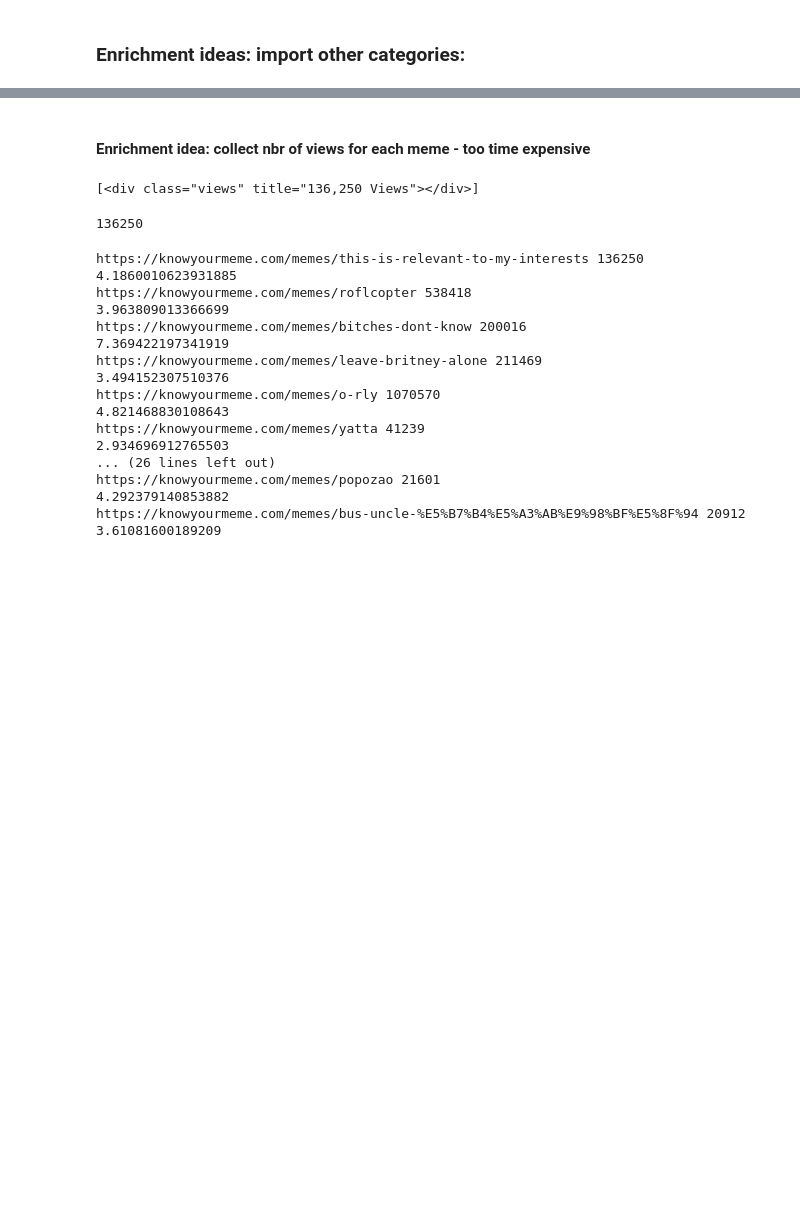
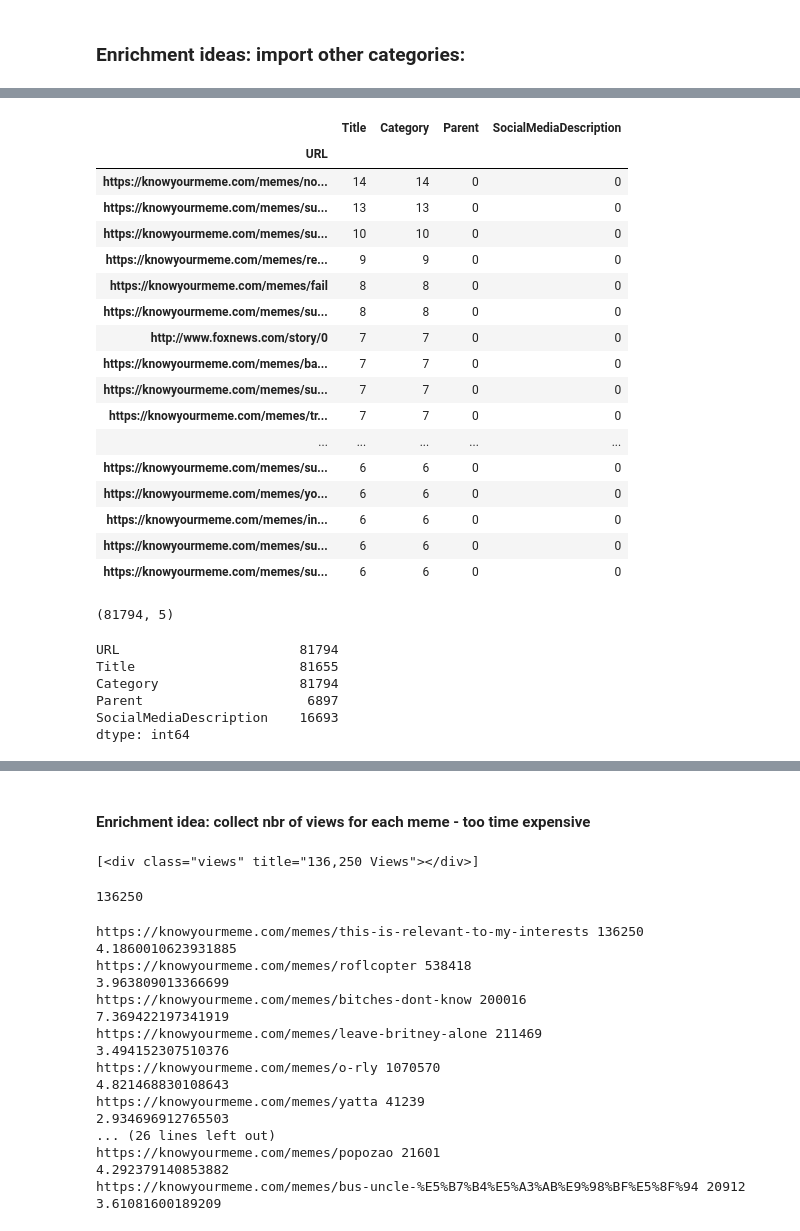
Before and after one commit to MReintop/DataEngProject_Team2, a Jupyter notebook: enrichment_ideas.ipynb, the cells around one changed output, grey strips where cells are left out. Cells and saved outputs as stored; diff of their text form; code cells hidden in the pictures; blank space fills up the shorter version.

```diff
--- a/enrichment_ideas.ipynb
+++ b/enrichment_ideas.ipynb
@@ -117 +268,35 @@ df.shape
+# %%
+df.groupby(by="URL").count().sort_values(by="Category",ascending=False)[:20]
+# %% [output]
+|  | Title | Category | Parent | SocialMediaDescription |
+| URL |  |  |  |  |
+| https://knowyourmeme.com/memes/no... | 14 | 14 | 0 | 0 |
+| https://knowyourmeme.com/memes/su... | 13 | 13 | 0 | 0 |
+| https://knowyourmeme.com/memes/su... | 10 | 10 | 0 | 0 |
+| https://knowyourmeme.com/memes/re... | 9 | 9 | 0 | 0 |
+| https://knowyourmeme.com/memes/fail | 8 | 8 | 0 | 0 |
+| https://knowyourmeme.com/memes/su... | 8 | 8 | 0 | 0 |
+| http://www.foxnews.com/story/0 | 7 | 7 | 0 | 0 |
+| https://knowyourmeme.com/memes/ba... | 7 | 7 | 0 | 0 |
+| https://knowyourmeme.com/memes/su... | 7 | 7 | 0 | 0 |
+| https://knowyourmeme.com/memes/tr... | 7 | 7 | 0 | 0 |
+| ... | ... | ... | ... | ... |
+| https://knowyourmeme.com/memes/su... | 6 | 6 | 0 | 0 |
+| https://knowyourmeme.com/memes/yo... | 6 | 6 | 0 | 0 |
+| https://knowyourmeme.com/memes/in... | 6 | 6 | 0 | 0 |
+| https://knowyourmeme.com/memes/su... | 6 | 6 | 0 | 0 |
+| https://knowyourmeme.com/memes/su... | 6 | 6 | 0 | 0 |
+# %%
+df.shape
+# %% [output]
+(81794, 5)
+# %%
+df.count()
+# %% [output]
+URL                       81794
+Title                     81655
+Category                  81794
+Parent                     6897
+SocialMediaDescription    16693
+dtype: int64
 # %%
```
Also changed, not shown: parts of 60 cells of this notebook, 4 other files.
